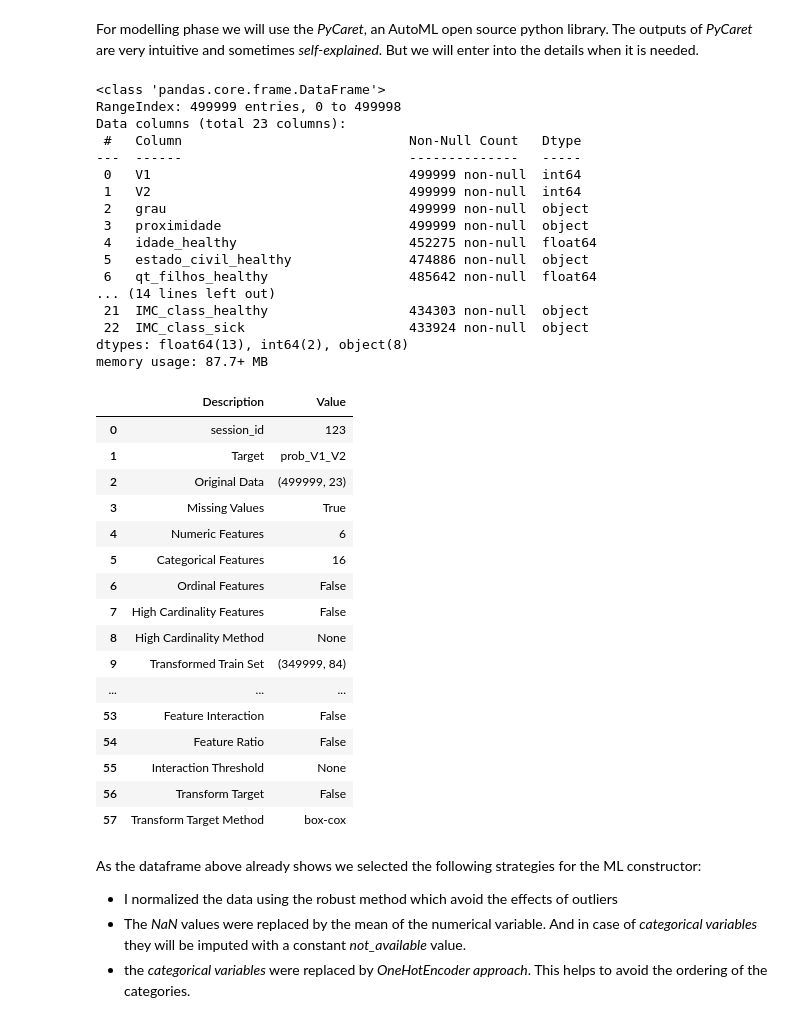
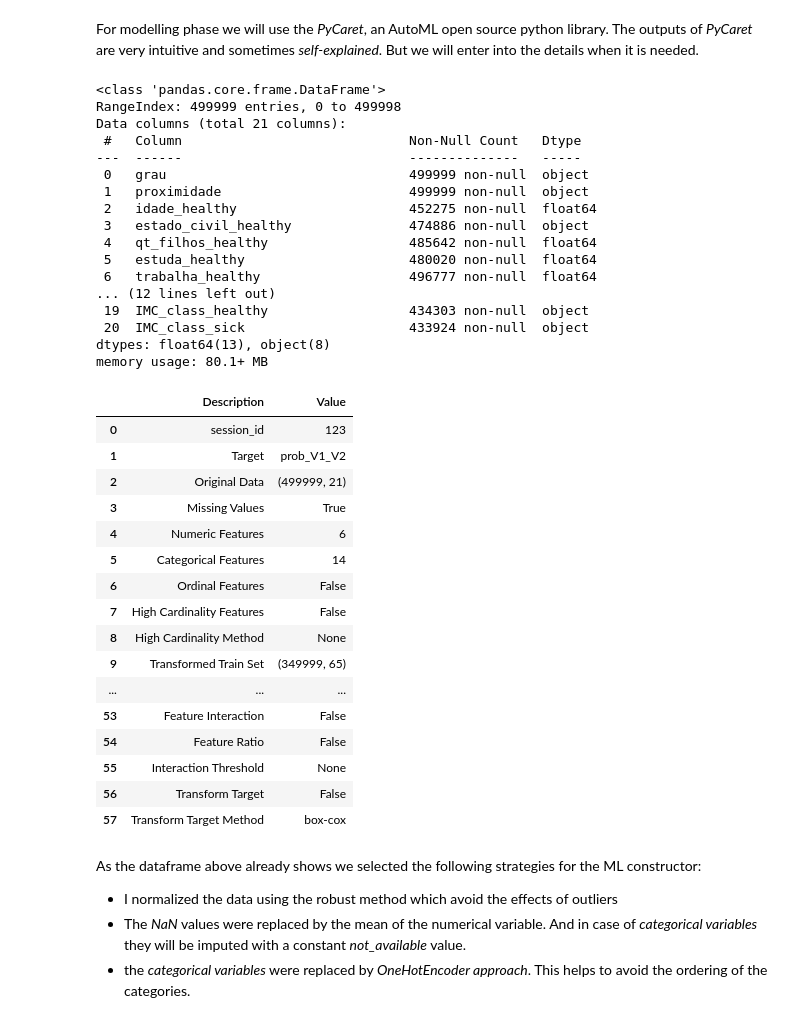
Before and after one commit to alefefreire/oms, a Jupyter notebook: notebooks/oms.ipynb, the cells around one changed output. Saved outputs shown, nothing was run; the diff lists cells and outputs as text; code cells hidden in the pictures.

Commit message:
updates on estimation for unseen data

```diff
--- a/notebooks/oms.ipynb
+++ b/notebooks/oms.ipynb
@@ -434,41 +434,42 @@ For modelling phase we will use the *PyCaret*, an AutoML open source python libr
 from pycaret.regression import *
 # %%
 #dropping prob_V1_V2 nan values
-df_reg = df[~df['prob_V1_V2'].isnull()].reset_index(drop=True)
+df_reg = df[~df['prob_V1_V2'].isnull()].drop(['V1','V2'], axis=1).reset_index(drop=True)
 # %%
 df_reg.info()
 # %% [output]
 <class 'pandas.core.frame.DataFrame'>
 RangeIndex: 499999 entries, 0 to 499998
-Data columns (total 23 columns):
+Data columns (total 21 columns):
  #   Column                             Non-Null Count   Dtype
 ---  ------                             --------------   -----
- 0   V1                                 499999 non-null  int64
- 1   V2                                 499999 non-null  int64
- 2   grau                               499999 non-null  object
- 3   proximidade                        499999 non-null  object
- 4   idade_healthy                      452275 non-null  float64
- 5   estado_civil_healthy               474886 non-null  object
- 6   qt_filhos_healthy                  485642 non-null  float64
-... (14 lines left out)
- 21  IMC_class_healthy                  434303 non-null  object
- 22  IMC_class_sick                     433924 non-null  object
-dtypes: float64(13), int64(2), object(8)
-memory usage: 87.7+ MB
+ 0   grau                               499999 non-null  object
+ 1   proximidade                        499999 non-null  object
+ 2   idade_healthy                      452275 non-null  float64
+ 3   estado_civil_healthy               474886 non-null  object
+ 4   qt_filhos_healthy                  485642 non-null  float64
+ 5   estuda_healthy                     480020 non-null  float64
+ 6   trabalha_healthy                   496777 non-null  float64
+... (12 lines left out)
+ 19  IMC_class_healthy                  434303 non-null  object
+ 20  IMC_class_sick                     433924 non-null  object
+dtypes: float64(13), object(8)
+memory usage: 80.1+ MB
 # %%
-reg = setup(df_reg, target = 'prob_V1_V2', session_id=123, log_experiment=False, normalize=True, normalize_method='robust')
+reg = setup(df_reg, target = 'prob_V1_V2', session_id=123, log_experiment=False, normalize=True, normalize_method='robust',
+            numeric_features=['qt_filhos_sick','qt_filhos_healthy'])
 # %% [output]
 |  | Description | Value |
 | 0 | session_id | 123 |
 | 1 | Target | prob_V1_V2 |
-| 2 | Original Data | (499999, 23) |
+| 2 | Original Data | (499999, 21) |
 | 3 | Missing Values | True |
 | 4 | Numeric Features | 6 |
-| 5 | Categorical Features | 16 |
+| 5 | Categorical Features | 14 |
 | 6 | Ordinal Features | False |
 | 7 | High Cardinality Features | False |
 | 8 | High Cardinality Method | None |
-| 9 | Transformed Train Set | (349999, 84) |
+| 9 | Transformed Train Set | (349999, 65) |
 | ... | ... | ... |
 | 53 | Feature Interaction | False |
 | 54 | Feature Ratio | False |
```
Also changed, not shown: parts of 14 cells of this notebook.
